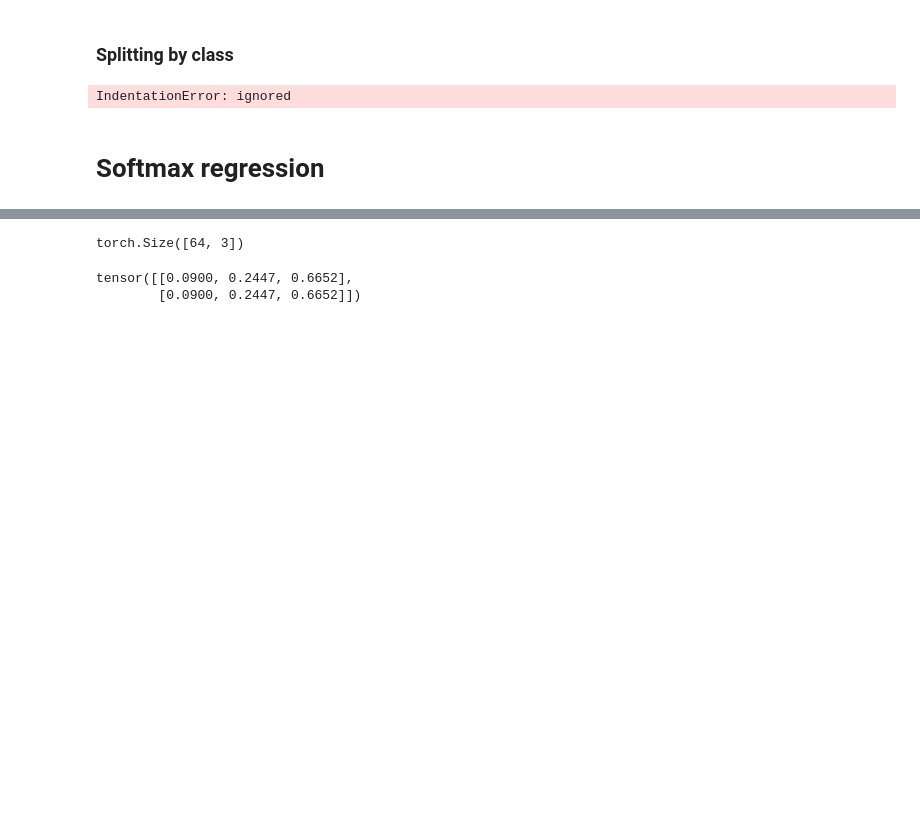
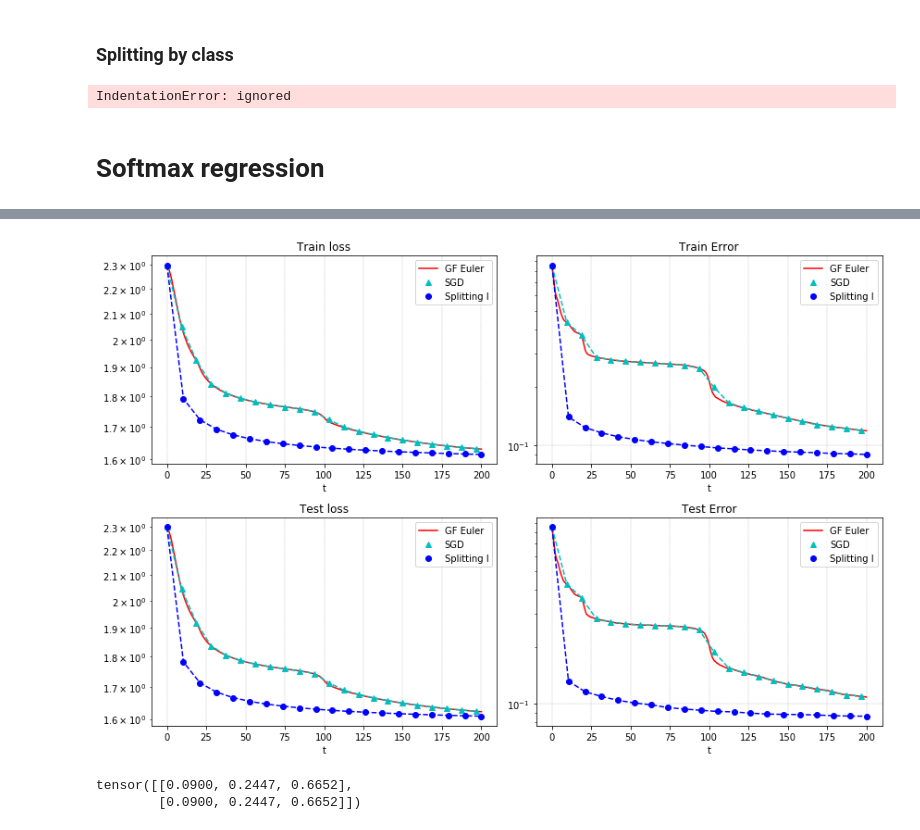
Before and after one commit to MerkulovDaniil/split-sgd, a Jupyter notebook: Code/Continious_time.ipynb, the cells around one changed output, grey strips where cells are left out. Saved outputs shown, nothing was run; the diff lists cells and outputs as text; code cells hidden in the pictures; blank space fills up the shorter version.

Commit message:
add: softmax splitting finally works (even more, than just works)

```diff
--- a/Code/Continious_time.ipynb
+++ b/Code/Continious_time.ipynb
@@ -1445,7 +1702,60 @@ ValueError: ignored
-# %%
-model(X_trains[0]).shape
-# %% [output]
-torch.Size([64, 3])
+# %%
+fig, axs = plt.subplots(2, 2, figsize=(12, 8))
+# axs[0].semilogy(ts_gf,      losses_gf, 'g', label = 'GF')
+axs[0, 0].semilogy(ts_gf_eu,   losses_train_gf_eu, 'r', label = 'GF Euler')
+axs[0, 0].semilogy(ts_sgd,     losses_train_sgd, 'c^', label = 'SGD')
+axs[0, 0].semilogy(ts_sgd,     losses_train_sgd, 'c--')
+axs[0, 0].semilogy(ts_spl,     losses_train_spl, 'bo', label = 'Splitting I')
+axs[0, 0].semilogy(ts_spl,     losses_train_spl, 'b--')
+# axs[0, 0].semilogy(ts_spl,     losses_spl2, 'r*', label = 'Splitting II')
+# axs[0, 0].semilogy(ts_spl,     losses_spl2, 'r--')
+axs[0, 0].grid(True, linestyle='--', linewidth=0.4)
+# plt.grid()
+axs[0, 0].set_xlabel('t')
+axs[0, 0].set_title(f'Train loss')
+axs[0, 0].legend()
+
+axs[0, 1].semilogy(ts_gf_eu, errors_train_gf_eu, 'r', label = 'GF Euler')
+axs[0, 1].semilogy(ts_sgd, errors_train_sgd, 'c^', label = 'SGD')
+axs[0, 1].semilogy(ts_sgd, errors_train_sgd, 'c--')
+axs[0, 1].semilogy(ts_spl, errors_train_spl, 'bo', label = 'Splitting I')
+axs[0, 1].semilogy(ts_spl, errors_train_spl, 'b--')
+# axs[0, 1].semilogy(ts_spl, errors_spl2, 'r*', label = 'Splitting II')
+# axs[0, 1].semilogy(ts_spl, errors_spl2, 'r--')
+axs[0, 1].grid(True, linestyle='--', linewidth=0.4)
+# plt.grid()
+axs[0, 1].set_xlabel('t')
+axs[0, 1].set_title(f'Train Error')
+axs[0, 1].legend()
+
+axs[1, 0].semilogy(ts_gf_eu,   losses_test_gf_eu, 'r', label = 'GF Euler')
+axs[1, 0].semilogy(ts_sgd,     losses_test_sgd, 'c^', label = 'SGD')
+axs[1, 0].semilogy(ts_sgd,     losses_test_sgd, 'c--')
+axs[1, 0].semilogy(ts_spl,     losses_test_spl, 'bo', label = 'Splitting I')
+axs[1, 0].semilogy(ts_spl,     losses_test_spl, 'b--')
+# axs[1, 0].semilogy(ts_spl,     losses_spl2, 'r*', label = 'Splitting II')
+# axs[1, 0].semilogy(ts_spl,     losses_spl2, 'r--')
+axs[1, 0].grid(True, linestyle='--', linewidth=0.4)
+# plt.grid()
+axs[1, 0].set_xlabel('t')
+axs[1, 0].set_title(f'Test loss')
+axs[1, 0].legend()
+
+axs[1, 1].semilogy(ts_gf_eu, errors_test_gf_eu, 'r', label = 'GF Euler')
+axs[1, 1].semilogy(ts_sgd, errors_test_sgd, 'c^', label = 'SGD')
+axs[1, 1].semilogy(ts_sgd, errors_test_sgd, 'c--')
+axs[1, 1].semilogy(ts_spl, errors_test_spl, 'bo', label = 'Splitting I')
+axs[1, 1].semilogy(ts_spl, errors_test_spl, 'b--')
+# axs[1, 1].semilogy(ts_spl, errors_spl2, 'r*', label = 'Splitting II')
+# axs[1, 1].semilogy(ts_spl, errors_spl2, 'r--')
+axs[1, 1].grid(True, linestyle='--', linewidth=0.4)
+# plt.grid()
+axs[1, 1].set_xlabel('t')
+axs[1, 1].set_title(f'Test Error')
+axs[1, 1].legend()
+fig.tight_layout()
+# %% [output]
+[figure, added]
 # %%
 
 def make_splitting_step(Q, R, theta_0, y, h, n):
```
Also changed, not shown: parts of 3 cells of this notebook.
